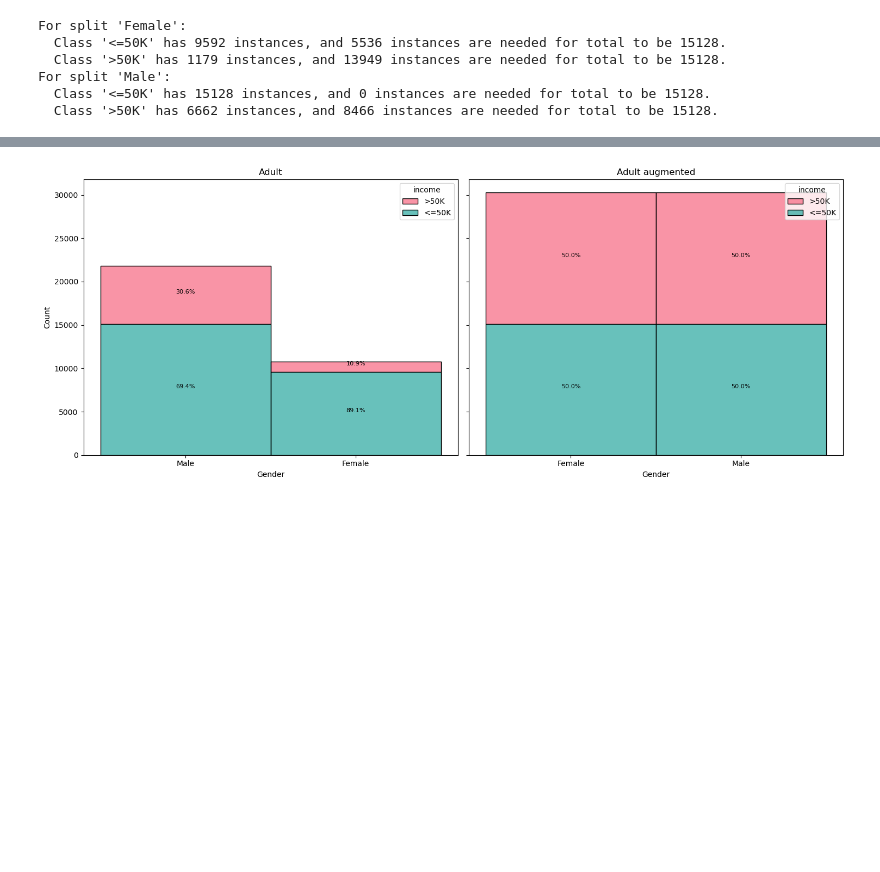
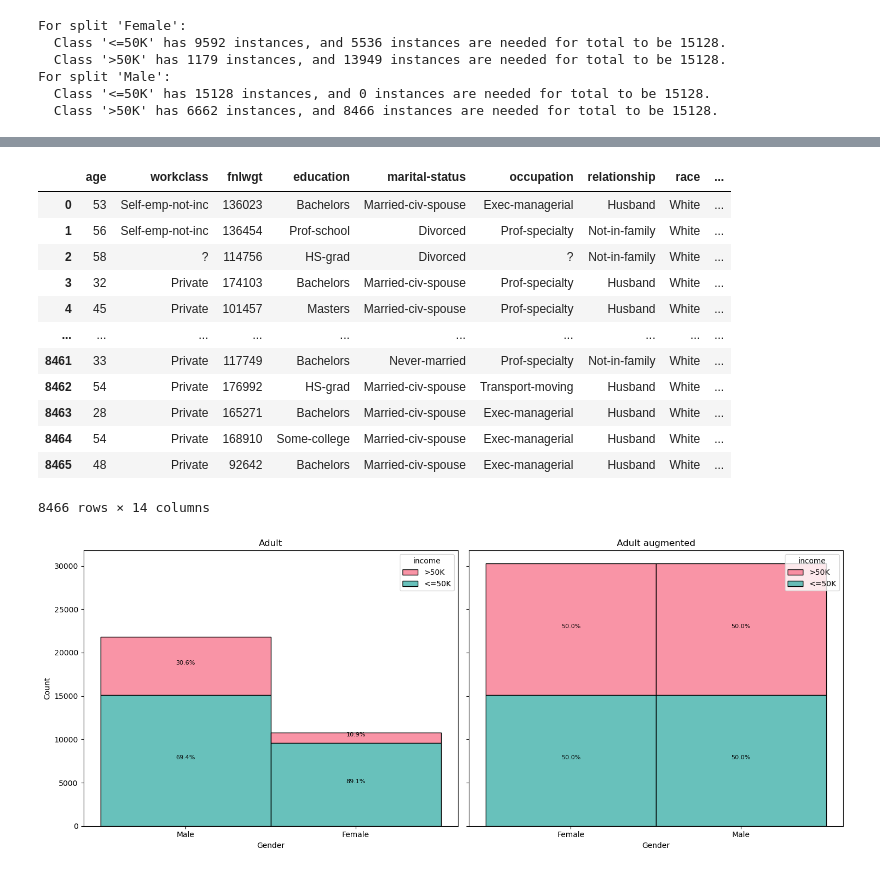
Before and after one commit to Panagiotou/FairAugment, a Jupyter notebook: util/adult_generate_class_balance.ipynb, the cells around one changed output, grey strips where cells are left out. Cells and saved outputs as stored; diff of their text form; code cells hidden in the pictures; blank space fills up the shorter version.

Commit message:
tvae added

```diff
--- a/util/adult_generate_class_balance.ipynb
+++ b/util/adult_generate_class_balance.ipynb
@@ -136,8 +136,8 @@ for split_key, split_df in split_dfs.items():
             class_split_df.drop('income', axis=1, inplace=True)
             class_split_df.drop('sex', axis=1, inplace=True)
 
-            split_synthesizer = adult_dataset_generator.train_synthesizer("smote", class_split_df, encode=True)
-            split_synthetic_data = adult_dataset_generator.generate_data(split_synthesizer, num=size)
+            split_synthesizer = adult_dataset_generator.train_synthesizer("tvae", class_split_df, encode=False)
+            split_synthetic_data = adult_dataset_generator.generate_data(split_synthesizer, num=size, name="tvae", decode=False)
             split_synthetic_data['income'] = class_label
             split_synthetic_data['sex'] = split_key
             split_synthetic_data_plot = split_synthetic_data.copy()
@@ -147,3 +171,19 @@ for split_key, split_df in split_dfs.items():
+# %%
+split_synthetic_data
+# %% [output]
+|  | age | workclass | fnlwgt | education | marital-status | occupation | relationship | race | ... |
+| 0 | 53 | Self-emp-not-inc | 136023 | Bachelors | Married-civ-spouse | Exec-managerial | Husband | White | ... |
+| 1 | 56 | Self-emp-not-inc | 136454 | Prof-school | Divorced | Prof-specialty | Not-in-family | White | ... |
+| 2 | 58 | ? | 114756 | HS-grad | Divorced | ? | Not-in-family | White | ... |
+| 3 | 32 | Private | 174103 | Bachelors | Married-civ-spouse | Prof-specialty | Husband | White | ... |
+| 4 | 45 | Private | 101457 | Masters | Married-civ-spouse | Prof-specialty | Husband | White | ... |
+| ... | ... | ... | ... | ... | ... | ... | ... | ... | ... |
+| 8461 | 33 | Private | 117749 | Bachelors | Never-married | Prof-specialty | Not-in-family | White | ... |
+| 8462 | 54 | Private | 176992 | HS-grad | Married-civ-spouse | Transport-moving | Husband | White | ... |
+| 8463 | 28 | Private | 165271 | Bachelors | Married-civ-spouse | Exec-managerial | Husband | White | ... |
+| 8464 | 54 | Private | 168910 | Some-college | Married-civ-spouse | Exec-managerial | Husband | White | ... |
+| 8465 | 48 | Private | 92642 | Bachelors | Married-civ-spouse | Exec-managerial | Husband | White | ... |
+8466 rows × 14 columns
 # %%
 final_augmented_dataset = pd.concat(augmented_dfs)
 final_augmented_dataset_plot = pd.concat(augmented_dfs_plot)
```
Also changed, not shown: parts of 1 cell of this notebook, 5 other files.
